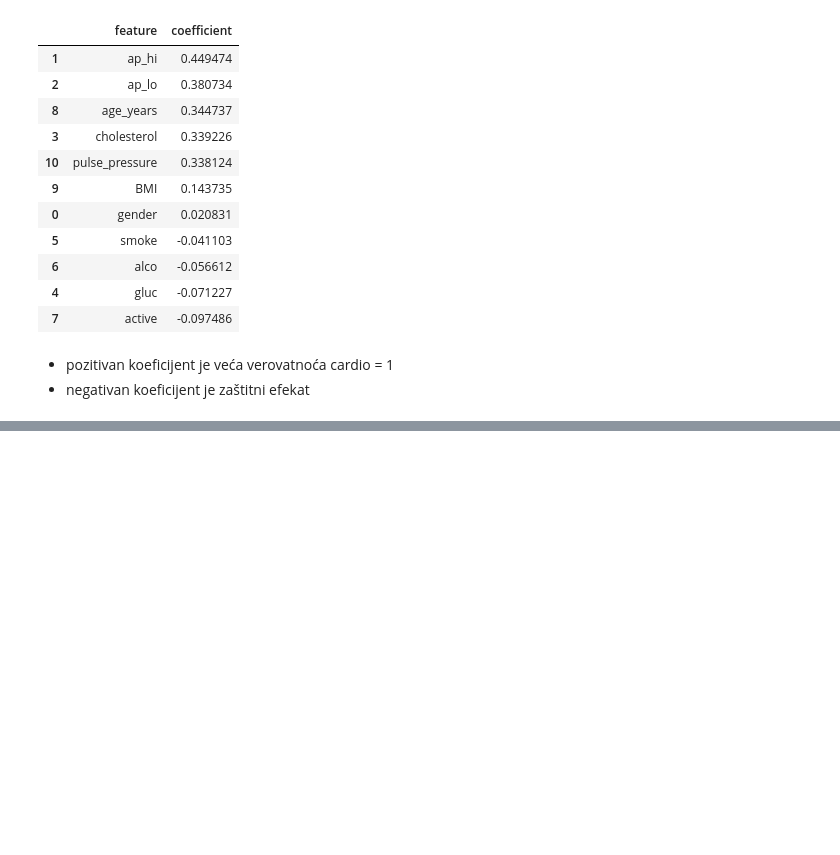
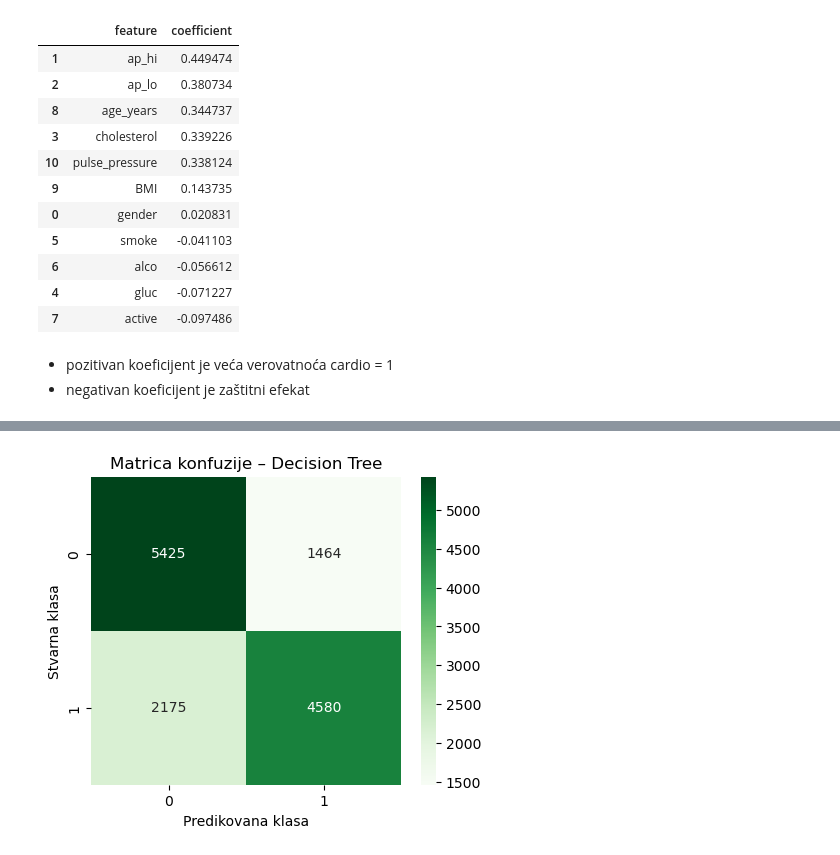
Before and after one commit to natalija529/cardiovascular, a Jupyter notebook: cardiovascular-disease.ipynb, the cells around one changed output, grey strips where cells are left out. Cells and saved outputs as stored; diff of their text form; code cells hidden in the pictures; blank space fills up the shorter version.

Commit message:
feat(logs): decision tree and random forest model

```diff
--- a/cardiovascular-disease.ipynb
+++ b/cardiovascular-disease.ipynb
@@ -519,0 +522,10 @@ coef_df
+# %%
+dt = DecisionTreeClassifier(
+    max_depth=5,
+    min_samples_split=50,
+    min_samples_leaf=20,
+    class_weight="balanced",
+    random_state=42
+)
+
+dt.fit(X_train, y_train)
@@ -519,0 +536,7 @@ coef_df
+# %%
+y_pred_dt = dt.predict(X_test)
+
+print("Accuracy:", accuracy_score(y_test, y_pred_dt))
+print("Precision:", precision_score(y_test, y_pred_dt))
+print("Recall:", recall_score(y_test, y_pred_dt))
+print("F1 score:", f1_score(y_test, y_pred_dt))
@@ -519,0 +559,11 @@ coef_df
+# %%
+cm_dt = confusion_matrix(y_test, y_pred_dt)
+
+plt.figure(figsize=(5, 4))
+sns.heatmap(cm_dt, annot=True, fmt="d", cmap="Greens")
+plt.xlabel("Predikovana klasa")
+plt.ylabel("Stvarna klasa")
+plt.title("Matrica konfuzije – Decision Tree")
+plt.show()
+# %% [output]
+[figure, added]
```
Also changed, not shown: parts of 15 cells of this notebook, 1 other file.
